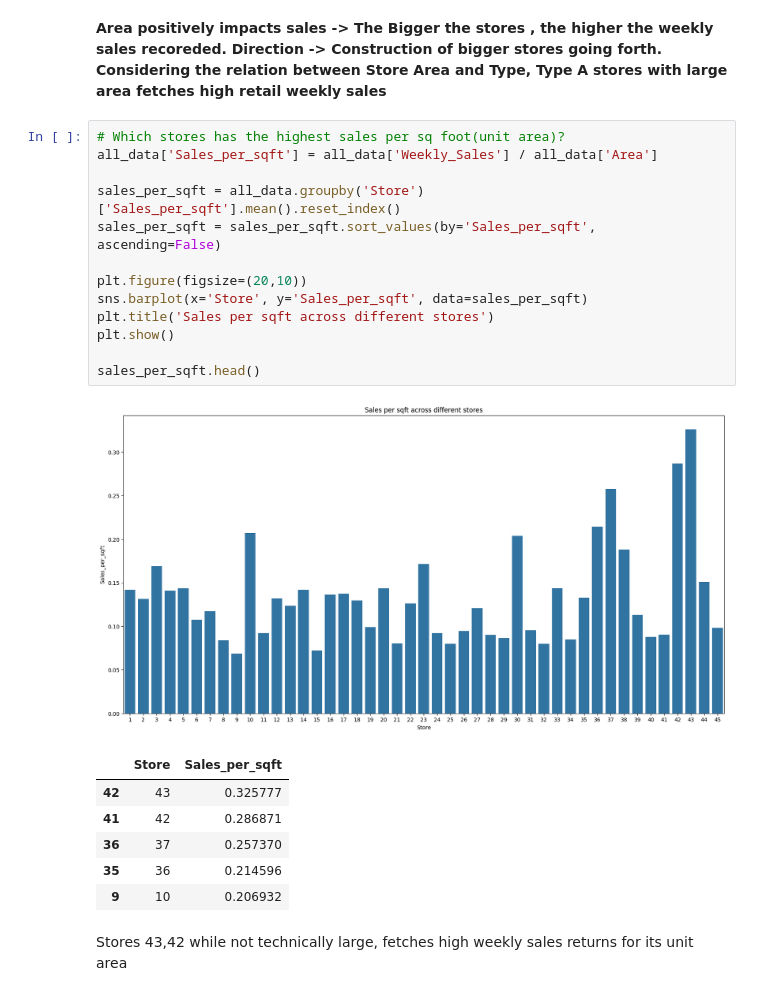
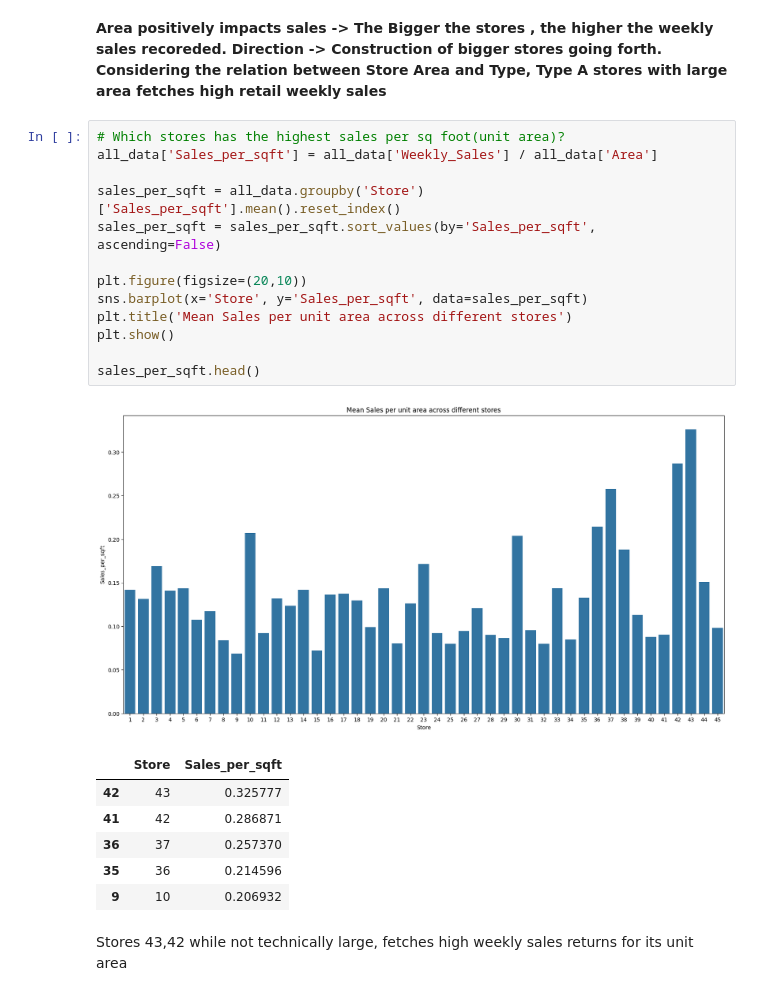
Before and after one commit to AmazingK2k3/Data_Analytics_Mini_Projects, a Jupyter notebook: Retail_Analytics_case_study/Retail_data_analysis.ipynb, the cells around one changed output. Drawn from its saved outputs; the diff is of its cells as text.

```diff
--- a/Retail_Analytics_case_study/Retail_data_analysis.ipynb
+++ b/Retail_Analytics_case_study/Retail_data_analysis.ipynb
@@ -605,18 +643,18 @@ The default of observed=False is deprecated and will be changed to True in a fut
 # %%
 # Which stores has the highest sales per sq foot(unit area)?
 all_data['Sales_per_sqft'] = all_data['Weekly_Sales'] / all_data['Area']
 
 sales_per_sqft = all_data.groupby('Store')['Sales_per_sqft'].mean().reset_index()
 sales_per_sqft = sales_per_sqft.sort_values(by='Sales_per_sqft', ascending=False)
 
 plt.figure(figsize=(20,10))
 sns.barplot(x='Store', y='Sales_per_sqft', data=sales_per_sqft)
-plt.title('Sales per sqft across different stores')
+plt.title('Mean Sales per unit area across different stores')
 plt.show()
 
 sales_per_sqft.head()
 # %% [output]
-[figure, old version]
+[figure, new version]
 |  | Store | Sales_per_sqft |
 | 42 | 43 | 0.325777 |
 | 41 | 42 | 0.286871 |
```
Also changed, not shown: parts of 11 cells of this notebook, 3 other files.
